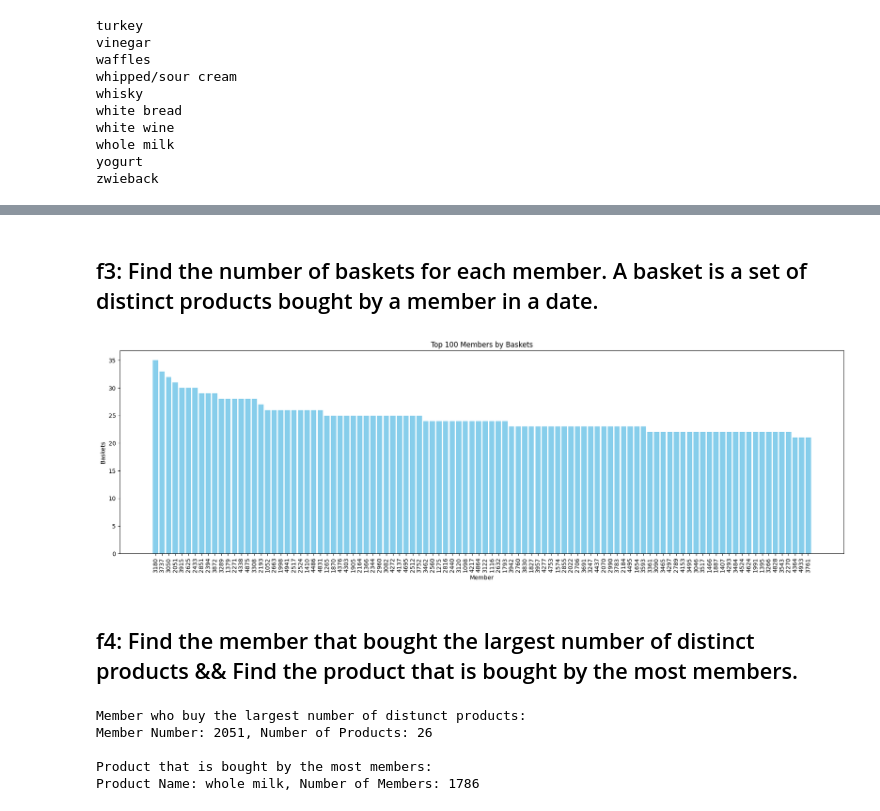
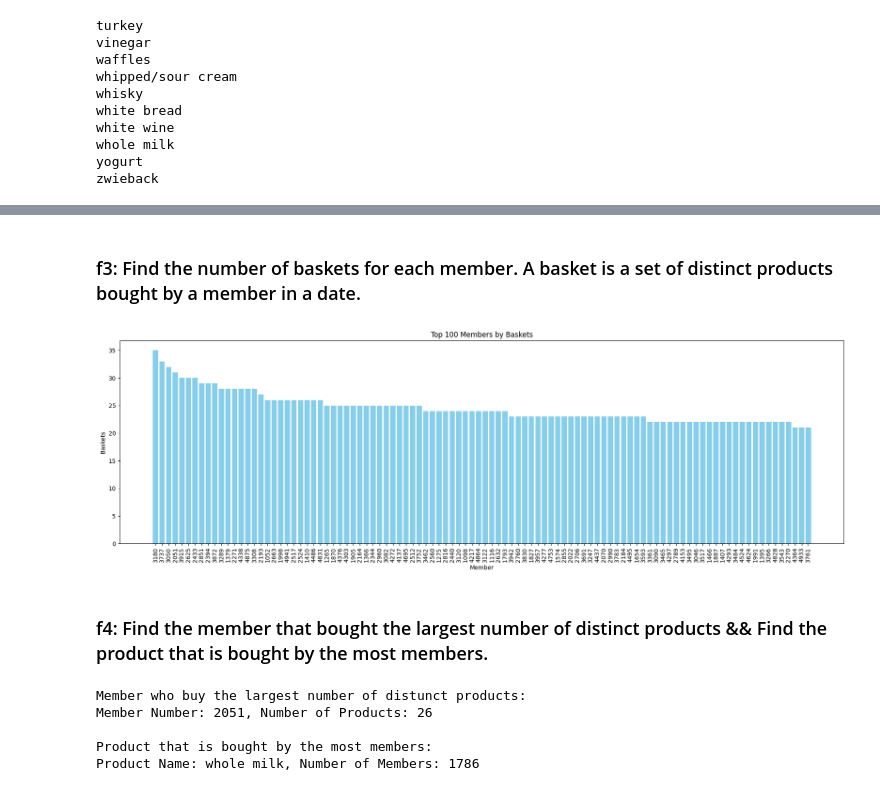
Before and after one commit to scuph-ng/mmds-midterm-2324, a Jupyter notebook: midterm_8/task1.ipynb, the cells around one changed output, grey strips where cells are left out. Drawn from its saved outputs; the diff is of its cells as text; code cells hidden in the pictures.

```diff
--- a/midterm_8/task1.ipynb
+++ b/midterm_8/task1.ipynb
@@ -179,5 +189,5 @@ plt.show()
 # %% [markdown]
-## f3: Find the number of baskets for each member. A basket is a set of distinct products bought by a member in a date.
+### f3: Find the number of baskets for each member. A basket is a set of distinct products bought by a member in a date.
 # %%
 # Group the data by member and date to identify baskets
 baskets = rdd.map(lambda line: ((line.split(',')[0], line.split(',')[1]), line.split(',')[2])).distinct()
@@ -199,18 +209,13 @@ save_data_to_file(output_file_f3, top_100_members)
-# %%
-plt.figure(figsize=(18, 6))
-plt.bar(member_names, basket_counts, color='skyblue')
-
-plt.xlabel('Member')
-plt.ylabel('Baskets')
-plt.title('Top 100 Members by Baskets')
-
-plt.xticks(rotation=90)
-plt.tight_layout()
-plt.show()
-# %% [output]
-[figure, removed]
+# %%
+x_label = "Member"
+y_label = "Baskets"
+title = "Top 100 Members by Baskets"
+
+visualize(key=member_names, value=basket_counts, x_label=x_label, y_label=y_label, title=title)
+# %% [output]
+[figure, added]
 # %% [markdown]
-## f4: Find the member that bought the largest number of distinct products && Find the product that is bought by the most members.
+### f4: Find the member that bought the largest number of distinct products && Find the product that is bought by the most members.
 # %%
 # Count the number of distinct products bought by each member
 member_product_counts = baskets.map(lambda x: (x[0][0], x[1])).distinct().map(lambda x: (x[0], 1)).reduceByKey(lambda x, y: x + y)
```
Also changed, not shown: parts of 24 cells of this notebook.
